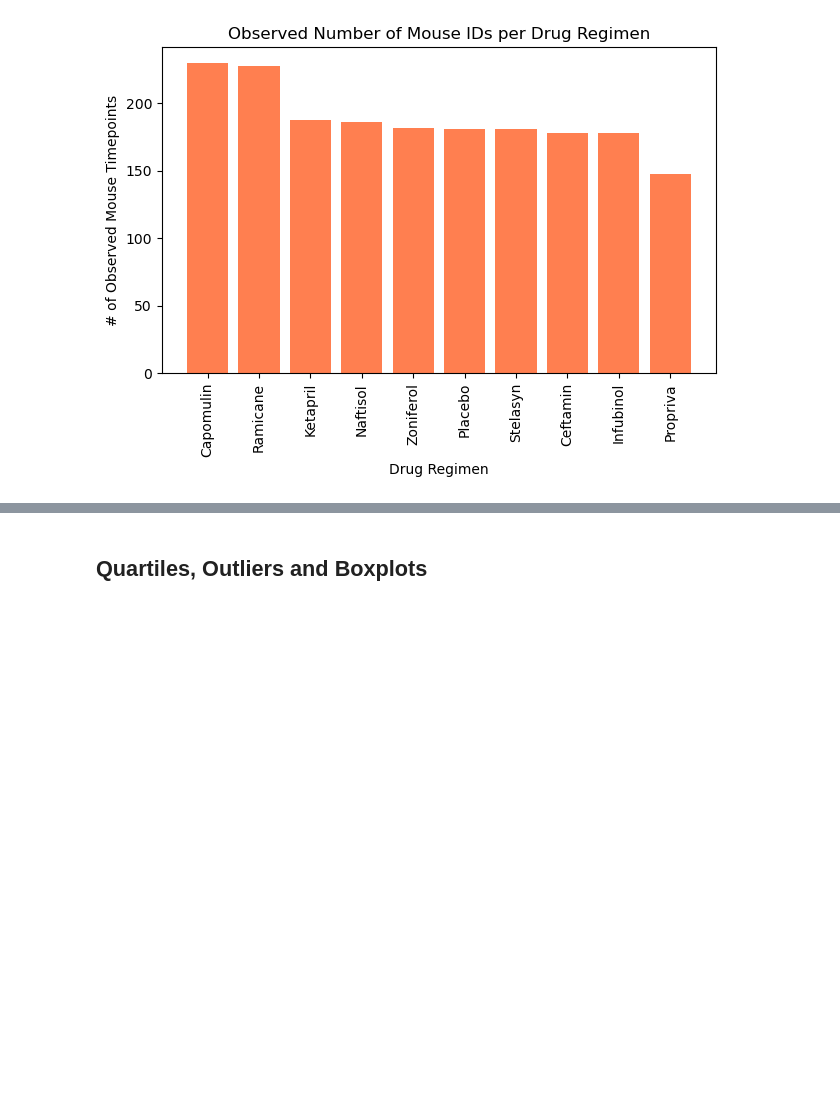
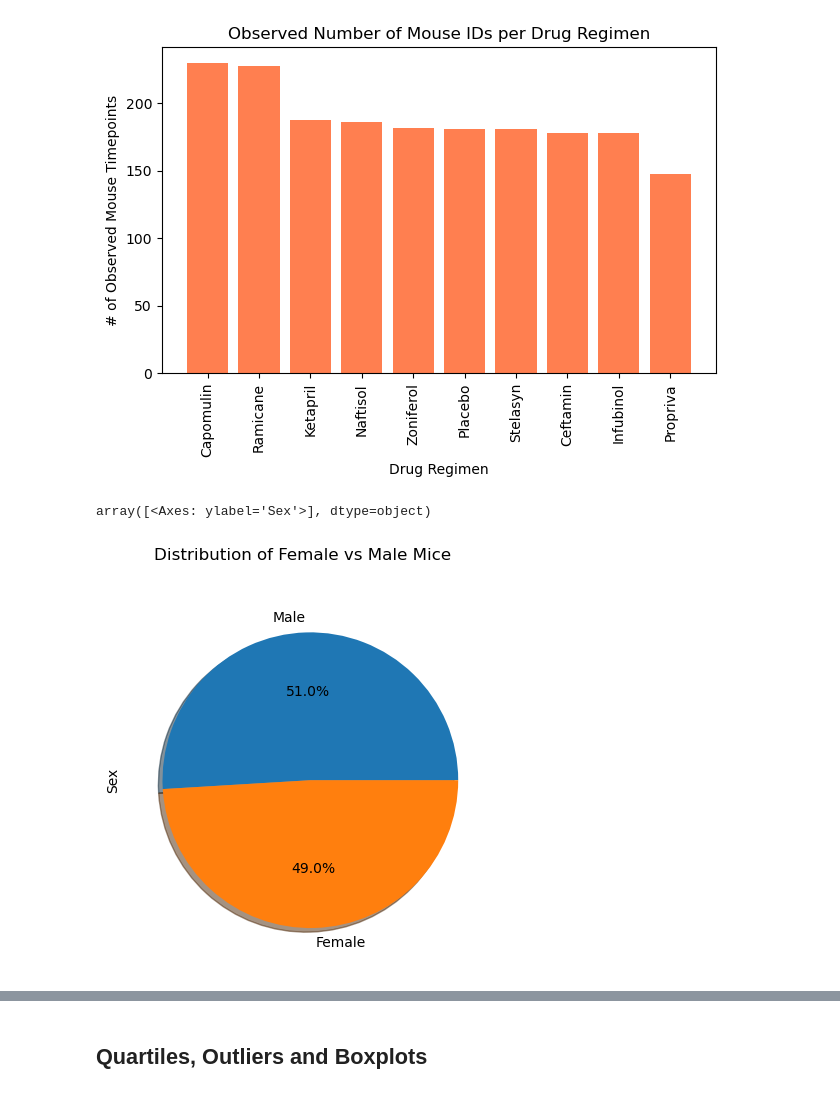
Before and after one commit to peggz19/matplotlib---challenge, a Jupyter notebook: pymaceuticals.ipynb, the cells around one changed output, grey strips where cells are left out. Drawn from its saved outputs; the diff is of its cells as text; code cells hidden in the pictures; blank space fills up the shorter version.

Commit message:
Pie Charts done

```diff
--- a/pymaceuticals.ipynb
+++ b/pymaceuticals.ipynb
@@ -146,4 +145,16 @@ plt.tight_layout()
 plt.show()
 # %% [output]
 [figure]
+# %%
+# Generate a pie plot showing the distribution of female versus male mice using Pandas
+
+#Extracting values
+pie = clean_df['Sex'].value_counts()
+
+#Displaying chart
+pie.plot(kind = 'pie', subplots = True, autopct = '%1.1f%%', ylabel='Sex', shadow = True,
+        title = 'Distribution of Female vs Male Mice')
+# %% [output]
+array([<Axes: ylabel='Sex'>], dtype=object)
+[figure, added]
 # %%
```
Also changed, not shown: parts of 3 cells of this notebook.
